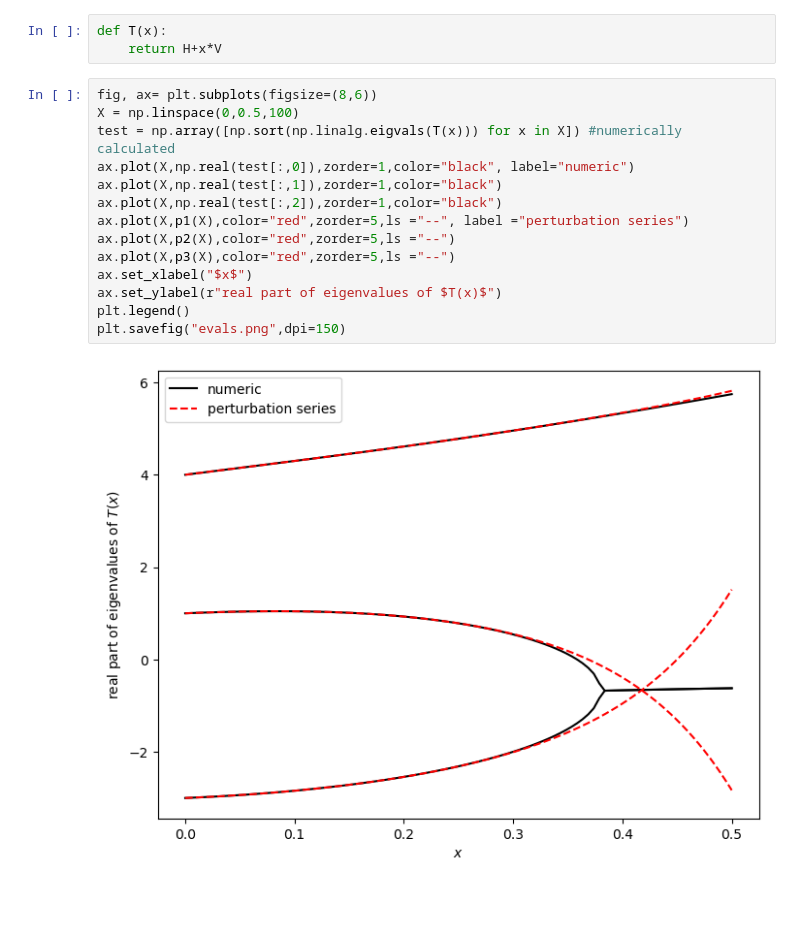
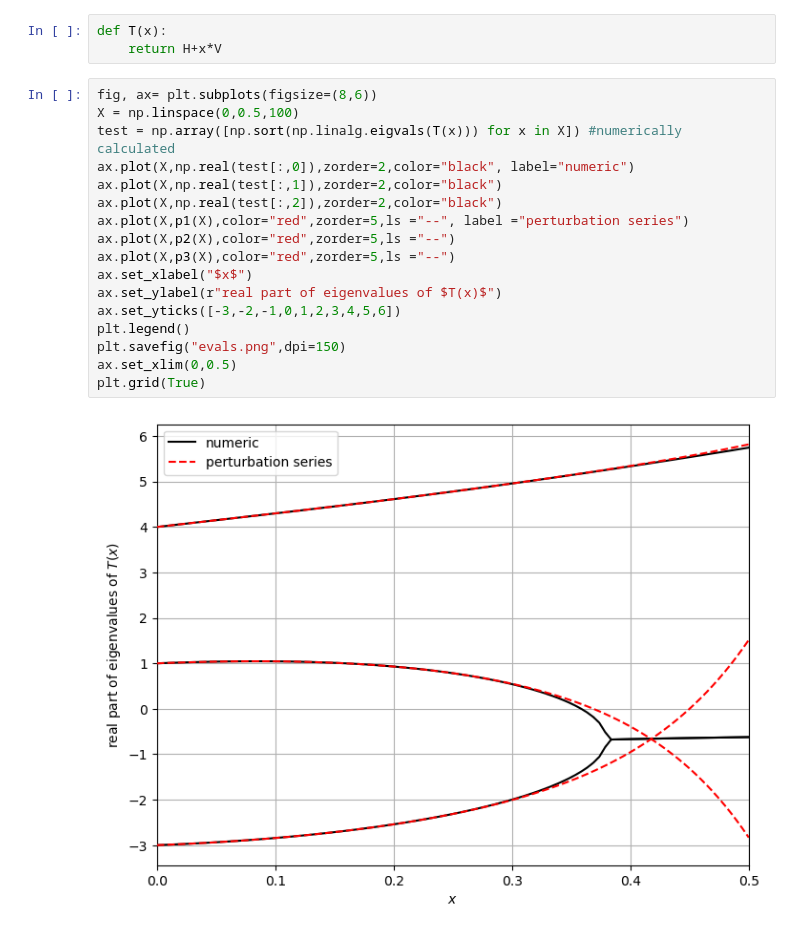
Before and after one commit to jd11111/linear-perturbation-series, a Jupyter notebook: visualisation/visualisation.ipynb, the cells around one changed output. Drawn from its saved outputs; the diff is of its cells as text; blank space fills up the shorter version.

Commit message:
modified:   doc/doc.pdf 	modified:   doc/doc.tex 	modified:   visualisation/evals.png

```diff
--- a/visualisation/visualisation.ipynb
+++ b/visualisation/visualisation.ipynb
@@ -21,16 +21,19 @@ def T(x):
 # %%
 fig, ax= plt.subplots(figsize=(8,6))
 X = np.linspace(0,0.5,100)
 test = np.array([np.sort(np.linalg.eigvals(T(x))) for x in X]) #numerically calculated
-ax.plot(X,np.real(test[:,0]),zorder=1,color="black", label="numeric")
-ax.plot(X,np.real(test[:,1]),zorder=1,color="black")
-ax.plot(X,np.real(test[:,2]),zorder=1,color="black")
+ax.plot(X,np.real(test[:,0]),zorder=2,color="black", label="numeric")
+ax.plot(X,np.real(test[:,1]),zorder=2,color="black")
+ax.plot(X,np.real(test[:,2]),zorder=2,color="black")
 ax.plot(X,p1(X),color="red",zorder=5,ls ="--", label ="perturbation series")
 ax.plot(X,p2(X),color="red",zorder=5,ls ="--")
 ax.plot(X,p3(X),color="red",zorder=5,ls ="--")
 ax.set_xlabel("$x$")
 ax.set_ylabel(r"real part of eigenvalues of $T(x)$")
+ax.set_yticks([-3,-2,-1,0,1,2,3,4,5,6])
 plt.legend()
 plt.savefig("evals.png",dpi=150)
+ax.set_xlim(0,0.5)
+plt.grid(True)
 # %% [output]
-[figure, old version]
+[figure, new version]
```
Also changed, not shown: 3 other files.
